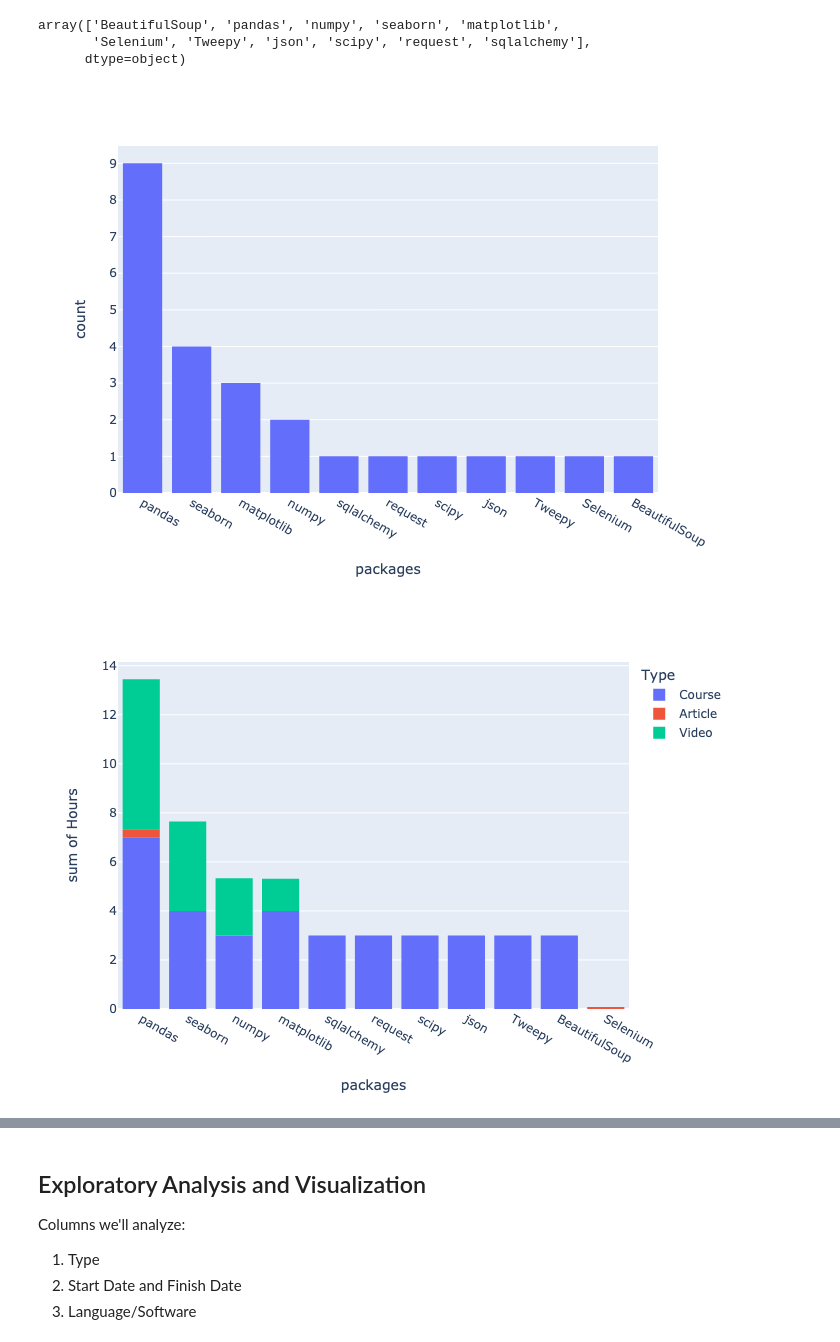
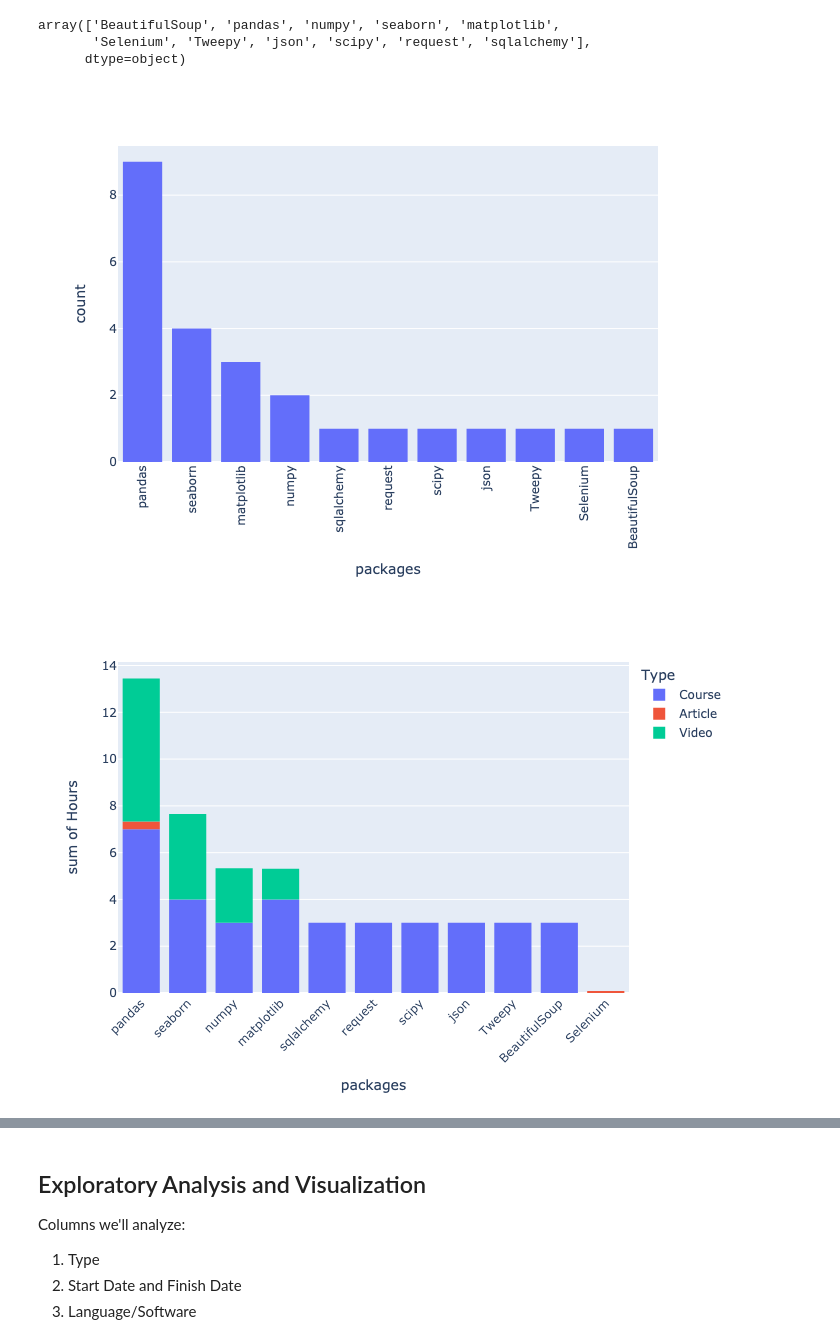
Before and after one commit to franco3x/Notion-66-Days-of-Data, a Jupyter notebook: Notion 66 Days of Data.ipynb, the cells around one changed output, grey strips where cells are left out. Cells and saved outputs as stored; diff of their text form; code cells hidden in the pictures.

```diff
--- a/Notion 66 Days of Data.ipynb
+++ b/Notion 66 Days of Data.ipynb
@@ -444,12 +411,12 @@ array(['BeautifulSoup', 'pandas', 'numpy', 'seaborn', 'matplotlib',
        'Selenium', 'Tweepy', 'json', 'scipy', 'request', 'sqlalchemy'],
       dtype=object)
 # %%
-fig = px.histogram(package_count, x="packages").update_xaxes(categoryorder="total descending")
+fig = px.histogram(package_count, x="packages").update_xaxes(categoryorder="total descending", tickangle=-90)
 fig.show("png")
 # %% [output]
-[figure, old version]
+[figure, new version]
 # %%
-fig = px.histogram(package_count, x="packages", y="Hours", color="Type").update_xaxes(categoryorder="total descending")
+fig = px.histogram(package_count, x="packages", y="Hours", color="Type").update_xaxes(categoryorder="total descending", tickangle=-45)
 fig.show("png")
 # %% [output]
-[figure, old version]
+[figure, new version]
```
Also changed, not shown: parts of 50 cells of this notebook.
